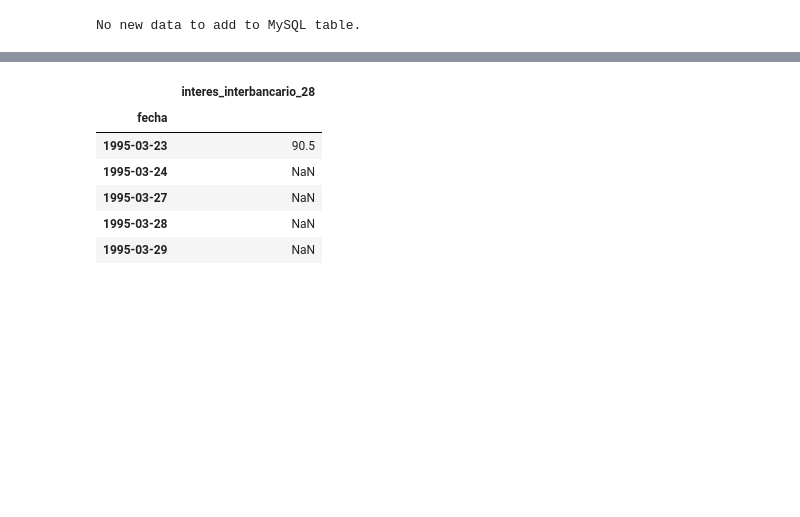
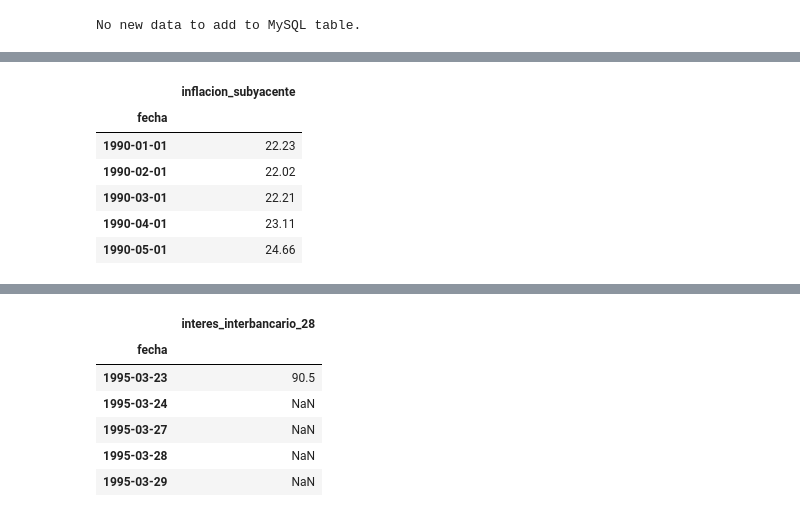
Before and after one commit to EliasCA93/Mexican_BI, a Jupyter notebook: Data_gathering.ipynb, the cells around one changed output, grey strips where cells are left out. Drawn from its saved outputs; the diff is of its cells as text; code cells hidden in the pictures; blank space fills up the shorter version.

```diff
--- a/Data_gathering.ipynb
+++ b/Data_gathering.ipynb
@@ -350,0 +363,10 @@ No new data to add to MySQL table.
+# %%
+inflacion_subyacente.head()
+# %% [output]
+|  | inflacion_subyacente |
+| fecha |  |
+| 1990-01-01 | 22.23 |
+| 1990-02-01 | 22.02 |
+| 1990-03-01 | 22.21 |
+| 1990-04-01 | 23.11 |
+| 1990-05-01 | 24.66 |
```
Also changed, not shown: parts of 27 cells of this notebook.
